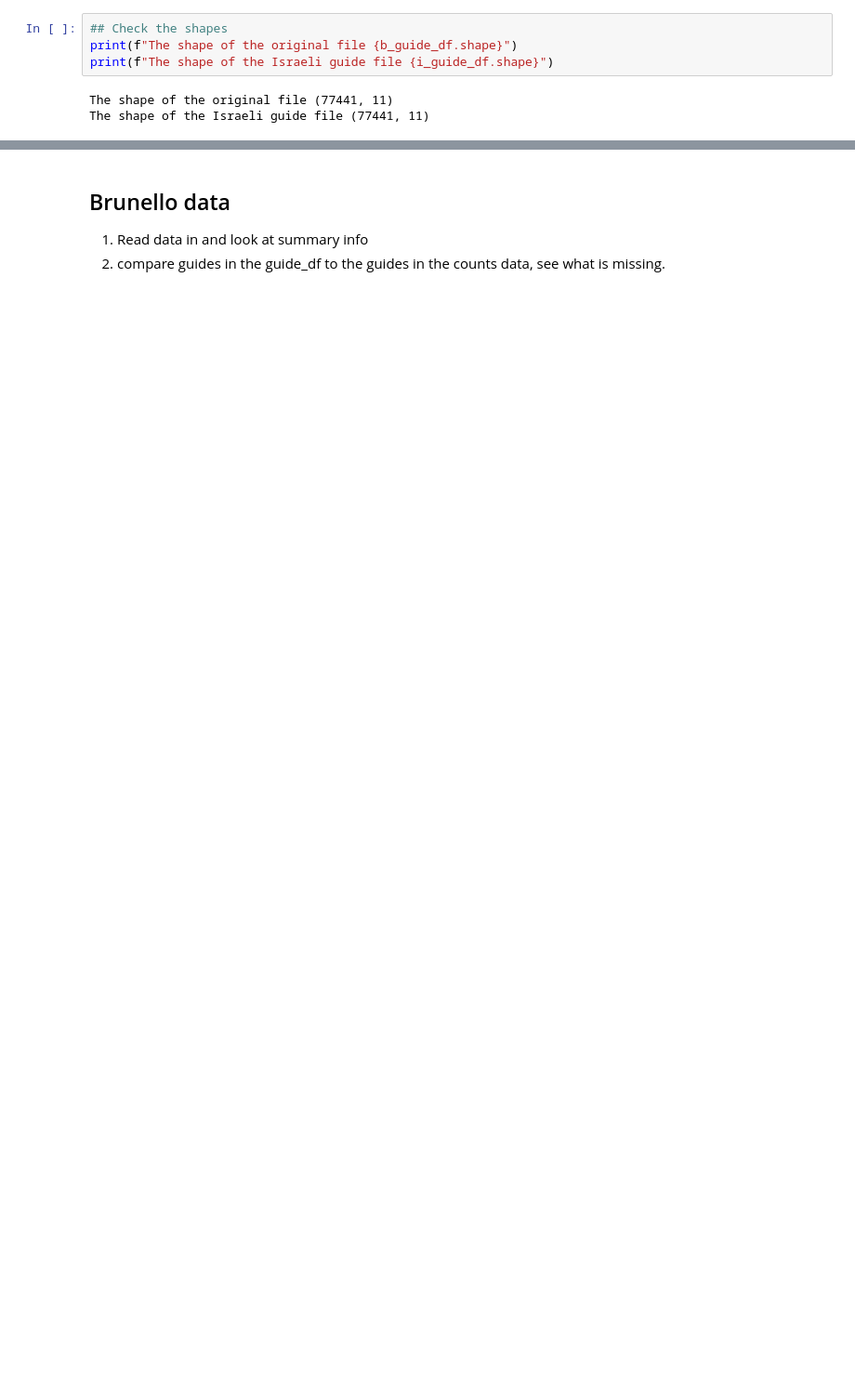
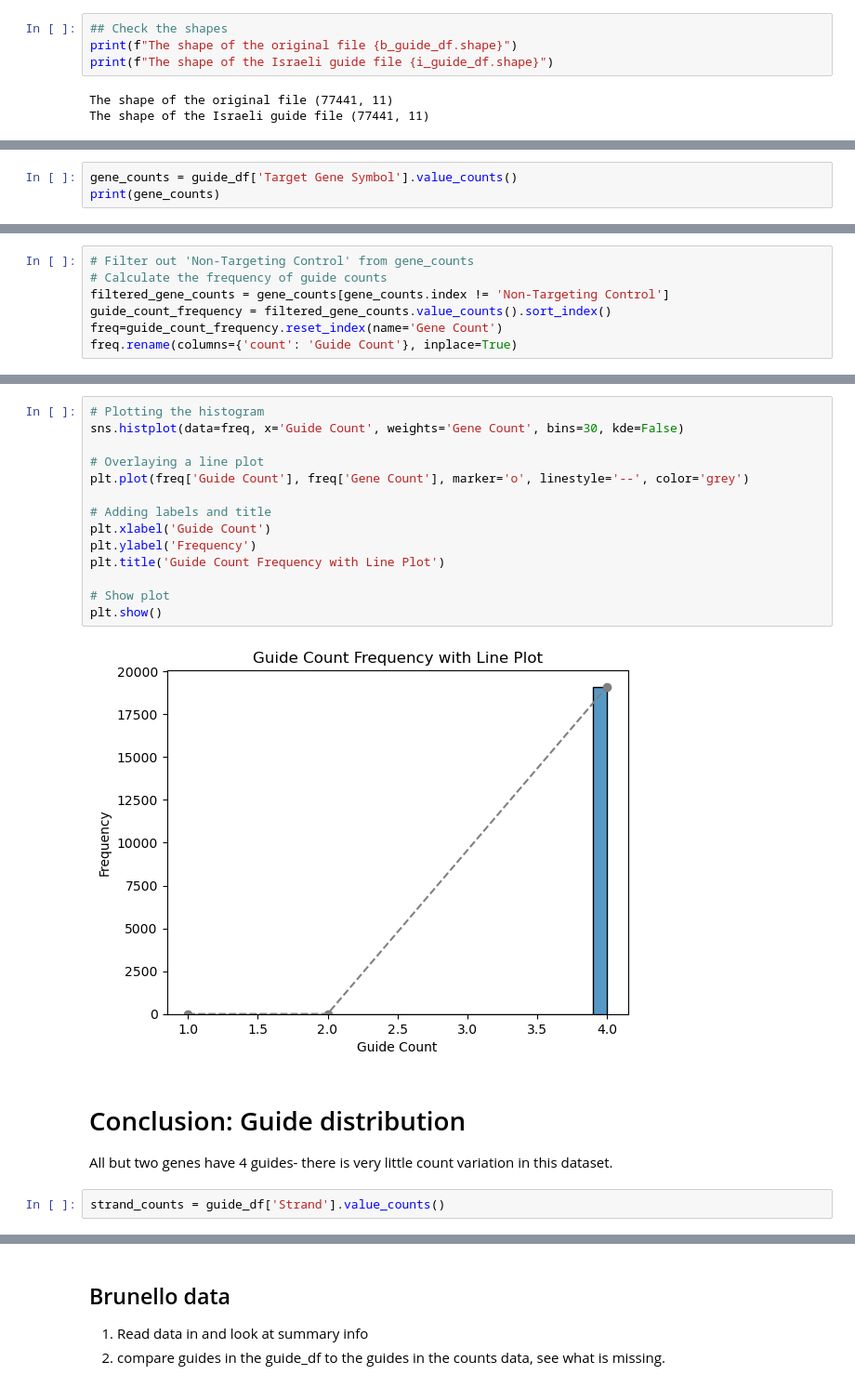
Before and after one commit to deannachurch/SBCapstone_CRISPRScreens, a Jupyter notebook: notebooks/Brunello_count_library.ipynb, the cells around one changed output, grey strips where cells are left out. Shown at 93% size. Saved outputs shown, nothing was run; the diff lists cells and outputs as text; blank space fills up the shorter version.

Commit message:
More guide analysis + Tx Info notebook

```diff
--- a/notebooks/Brunello_count_library.ipynb
+++ b/notebooks/Brunello_count_library.ipynb
@@ -84,0 +95,3 @@ show(guide_df.head())
+# %%
+gene_counts = guide_df['Target Gene Symbol'].value_counts()
+print(gene_counts)
@@ -84,0 +116,7 @@ show(guide_df.head())
+# %%
+# Filter out 'Non-Targeting Control' from gene_counts
+# Calculate the frequency of guide counts
+filtered_gene_counts = gene_counts[gene_counts.index != 'Non-Targeting Control']
+guide_count_frequency = filtered_gene_counts.value_counts().sort_index()
+freq=guide_count_frequency.reset_index(name='Gene Count')
+freq.rename(columns={'count': 'Guide Count'}, inplace=True)
@@ -84,0 +159,22 @@ show(guide_df.head())
+# %%
+# Plotting the histogram
+sns.histplot(data=freq, x='Guide Count', weights='Gene Count', bins=30, kde=False)
+
+# Overlaying a line plot
+plt.plot(freq['Guide Count'], freq['Gene Count'], marker='o', linestyle='--', color='grey')
+
+# Adding labels and title
+plt.xlabel('Guide Count')
+plt.ylabel('Frequency')
+plt.title('Guide Count Frequency with Line Plot')
+
+# Show plot
+plt.show()
+# %% [output]
+[figure, added]
+# %% [markdown]
+# Conclusion: Guide distribution
+
+All but two genes have 4 guides- there is very little count variation in this dataset.
+# %%
+strand_counts = guide_df['Strand'].value_counts()
```
Also changed, not shown: parts of 15 cells of this notebook, 1 other file.
